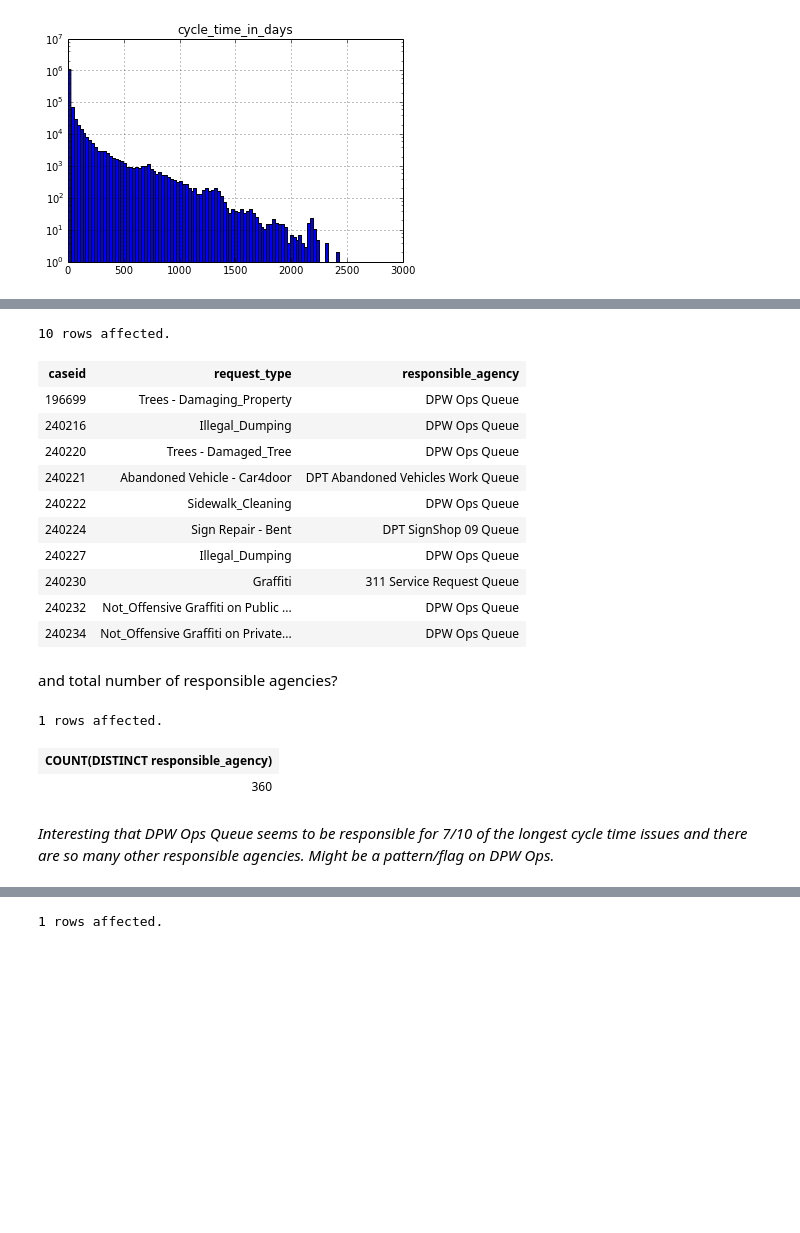
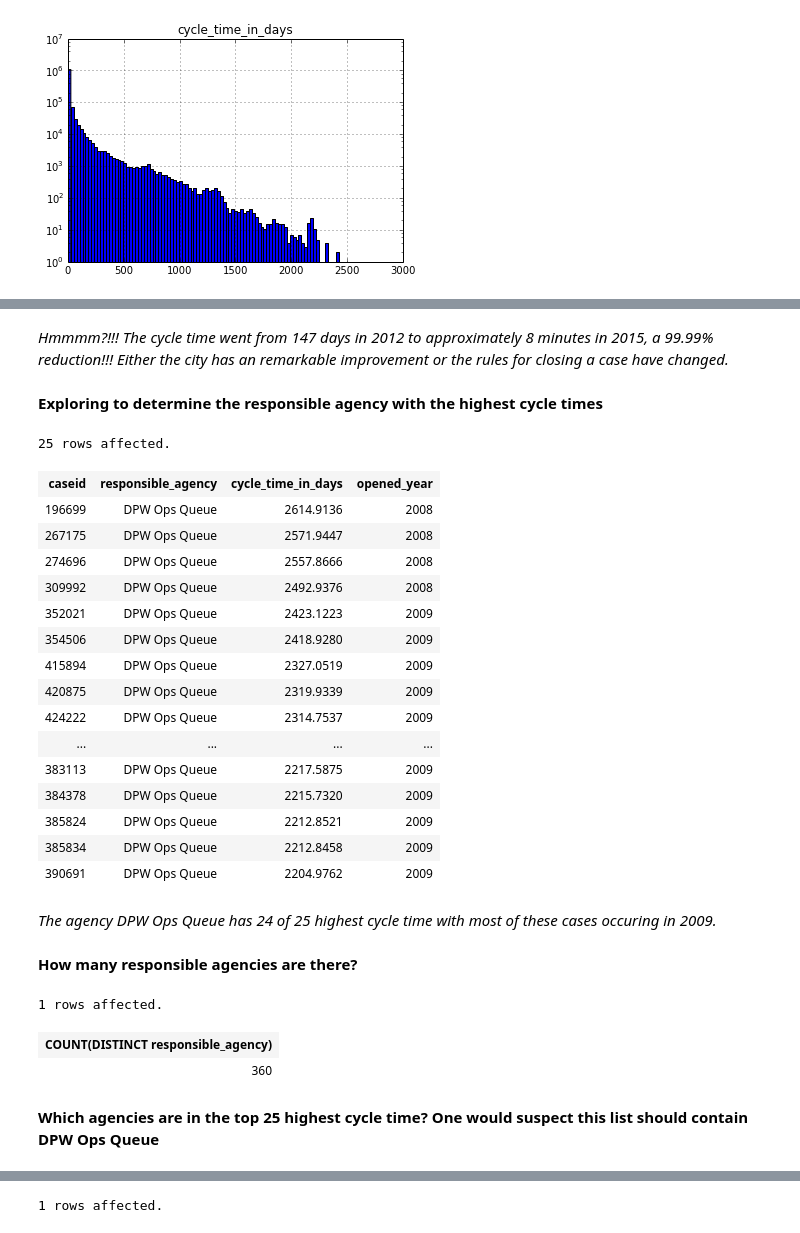
Before and after one commit to nriyer/star_schema, a Jupyter notebook: pelamoko_iyer.ipynb, the cells around one changed output, grey strips where cells are left out. Drawn from its saved outputs; the diff is of its cells as text; code cells hidden in the pictures; blank space fills up the shorter version.

Commit message:
add more queries and table of content

```diff
--- a/pelamoko_iyer.ipynb
+++ b/pelamoko_iyer.ipynb
@@ -851,28 +904,37 @@ WHERE cycle_time/86400 > 10.54
+# %% [markdown]
+*Hmmmm?!!! The cycle time went from 147 days in 2012 to approximately 8 minutes in 2015, a 99.99% reduction!!! Either the city has an remarkable improvement or the rules for closing a case have changed.*
+# %% [markdown]
+**Exploring to determine the responsible agency with the highest cycle times**
 # %%
 %%sql
-SELECT r.caseid, r.request_type, ra.responsible_agency
-FROM request_dim r JOIN resp_dim ra
-ON r.caseid = ra.caseid
-WHERE r.caseid IN (SELECT c.caseid
-FROM cycle_time_facts c JOIN status_dim s
-ON c.caseid = s.caseid
-ORDER BY c.cycle_time DESC)
-LIMIT 10
+SELECT c.caseid, r.responsible_agency,
+    c.cycle_time/86400 As cycle_time_in_days, d.opened_year
+FROM cycle_time_facts AS c JOIN resp_dim AS r USING (caseid)
+    JOIN day_dim AS d USING (caseid)
+ORDER BY c.cycle_time/86400 DESC
+LIMIT 25
 # %% [output]
-10 rows affected.
+25 rows affected.
-| caseid | request_type | responsible_agency |
-| 196699 | Trees - Damaging_Property | DPW Ops Queue |
-| 240216 | Illegal_Dumping | DPW Ops Queue |
-| 240220 | Trees - Damaged_Tree | DPW Ops Queue |
-| 240221 | Abandoned Vehicle - Car4door | DPT Abandoned Vehicles Work Queue |
-| 240222 | Sidewalk_Cleaning | DPW Ops Queue |
-| 240224 | Sign Repair - Bent | DPT SignShop 09 Queue |
-| 240227 | Illegal_Dumping | DPW Ops Queue |
-| 240230 | Graffiti | 311 Service Request Queue |
-| 240232 | Not_Offensive Graffiti on Public ... | DPW Ops Queue |
-| 240234 | Not_Offensive Graffiti on Private... | DPW Ops Queue |
+| caseid | responsible_agency | cycle_time_in_days | opened_year |
+| 196699 | DPW Ops Queue | 2614.9136 | 2008 |
+| 267175 | DPW Ops Queue | 2571.9447 | 2008 |
+| 274696 | DPW Ops Queue | 2557.8666 | 2008 |
+| 309992 | DPW Ops Queue | 2492.9376 | 2008 |
+| 352021 | DPW Ops Queue | 2423.1223 | 2009 |
+| 354506 | DPW Ops Queue | 2418.9280 | 2009 |
+| 415894 | DPW Ops Queue | 2327.0519 | 2009 |
+| 420875 | DPW Ops Queue | 2319.9339 | 2009 |
+| 424222 | DPW Ops Queue | 2314.7537 | 2009 |
+| ... | ... | ... | ... |
+| 383113 | DPW Ops Queue | 2217.5875 | 2009 |
+| 384378 | DPW Ops Queue | 2215.7320 | 2009 |
+| 385824 | DPW Ops Queue | 2212.8521 | 2009 |
+| 385834 | DPW Ops Queue | 2212.8458 | 2009 |
+| 390691 | DPW Ops Queue | 2204.9762 | 2009 |
-# %% [markdown]
-and total number of responsible agencies?
+# %% [markdown]
+*The agency DPW Ops Queue has 24 of 25 highest cycle time with most of these cases occuring in 2009.*
+# %% [markdown]
+**How many responsible agencies are there?**
 # %%
 %%sql
 SELECT COUNT(DISTINCT responsible_agency)
@@ -881,5 +943,6 @@ FROM resp_dim
 1 rows affected.
 | COUNT(DISTINCT responsible_agency) |
 | 360 |
-# %% [markdown]
-*Interesting that DPW Ops Queue seems to be responsible for 7/10 of the longest cycle time issues and there are so many other responsible agencies. Might be a pattern/flag on DPW Ops.*
+# %% [markdown]
+**Which agencies are in the top 25 highest cycle time? One would suspect this list should contain
+DPW Ops Queue**
```
Also changed, not shown: parts of 69 cells of this notebook.
